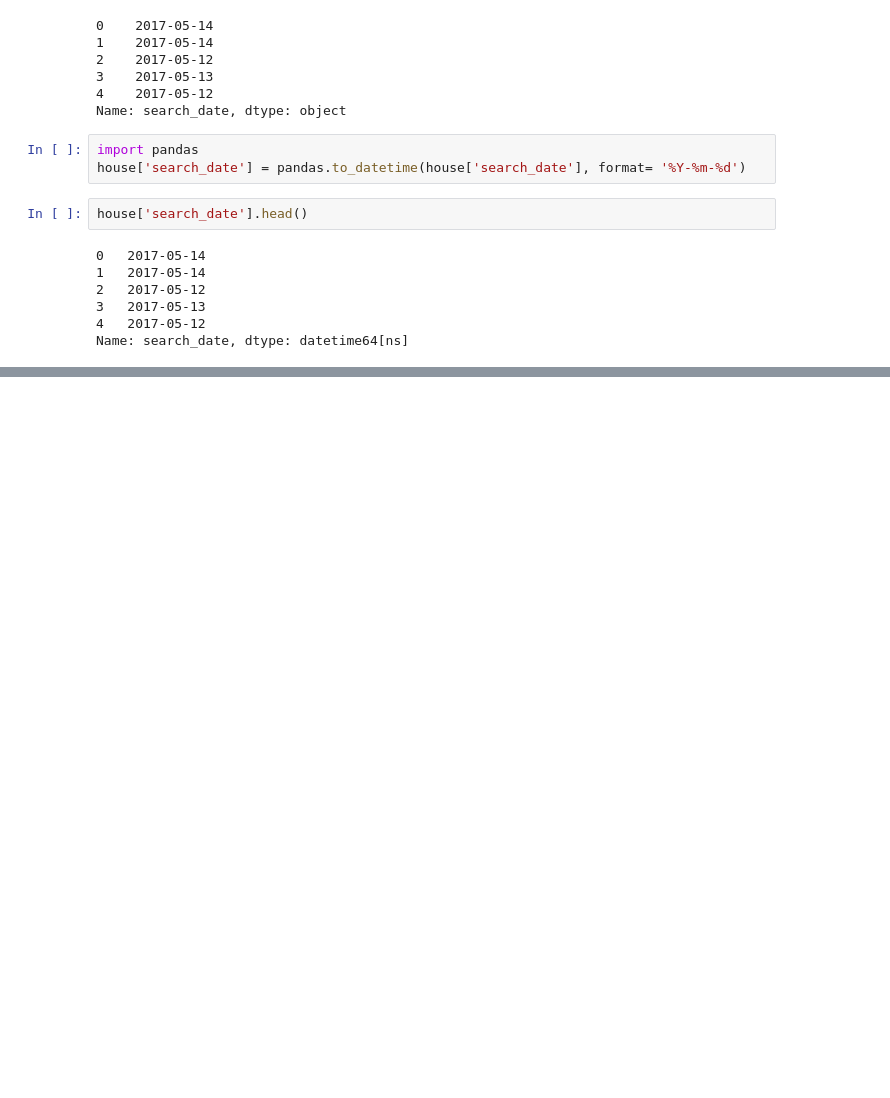
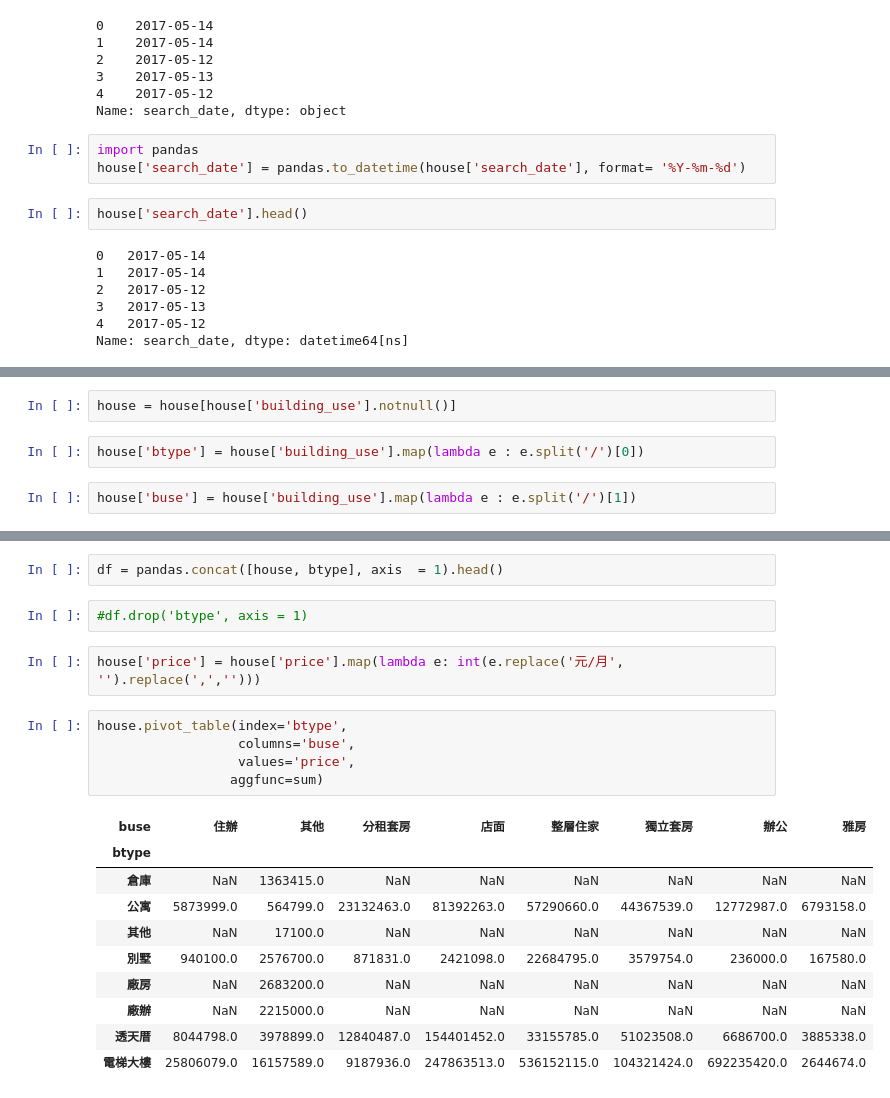
Before and after one commit to ywchiu/chinalife, a Jupyter notebook: Demo20191001.ipynb, the cells around one changed output, grey strips where cells are left out. Drawn from its saved outputs; the diff is of its cells as text; blank space fills up the shorter version.

```diff
--- a/Demo20191001.ipynb
+++ b/Demo20191001.ipynb
@@ -306,0 +309,6 @@ house[house['search_date'] >= '2017-05-14'].head(3)
+# %%
+house = house[house['building_use'].notnull()]
+# %%
+house['btype'] = house['building_use'].map(lambda e : e.split('/')[0])
+# %%
+house['buse'] = house['building_use'].map(lambda e : e.split('/')[1])
@@ -306,0 +349,22 @@ house[house['search_date'] >= '2017-05-14'].head(3)
+# %%
+df = pandas.concat([house, btype], axis  = 1).head()
+# %%
+#df.drop('btype', axis = 1)
+# %%
+house['price'] = house['price'].map(lambda e: int(e.replace('元/月', '').replace(',','')))
+# %%
+house.pivot_table(index='btype',
+                  columns='buse',
+                  values='price',
+                 aggfunc=sum)
+# %% [output]
+| buse | 住辦 | 其他 | 分租套房 | 店面 | 整層住家 | 獨立套房 | 辦公 | 雅房 |
+| btype |  |  |  |  |  |  |  |  |
+| 倉庫 | NaN | 1363415.0 | NaN | NaN | NaN | NaN | NaN | NaN |
+| 公寓 | 5873999.0 | 564799.0 | 23132463.0 | 81392263.0 | 57290660.0 | 44367539.0 | 12772987.0 | 6793158.0 |
+| 其他 | NaN | 17100.0 | NaN | NaN | NaN | NaN | NaN | NaN |
+| 別墅 | 940100.0 | 2576700.0 | 871831.0 | 2421098.0 | 22684795.0 | 3579754.0 | 236000.0 | 167580.0 |
+| 廠房 | NaN | 2683200.0 | NaN | NaN | NaN | NaN | NaN | NaN |
+| 廠辦 | NaN | 2215000.0 | NaN | NaN | NaN | NaN | NaN | NaN |
+| 透天厝 | 8044798.0 | 3978899.0 | 12840487.0 | 154401452.0 | 33155785.0 | 51023508.0 | 6686700.0 | 3885338.0 |
+| 電梯大樓 | 25806079.0 | 16157589.0 | 9187936.0 | 247863513.0 | 536152115.0 | 104321424.0 | 692235420.0 | 2644674.0 |
```
Also changed, not shown: parts of 64 cells of this notebook.
